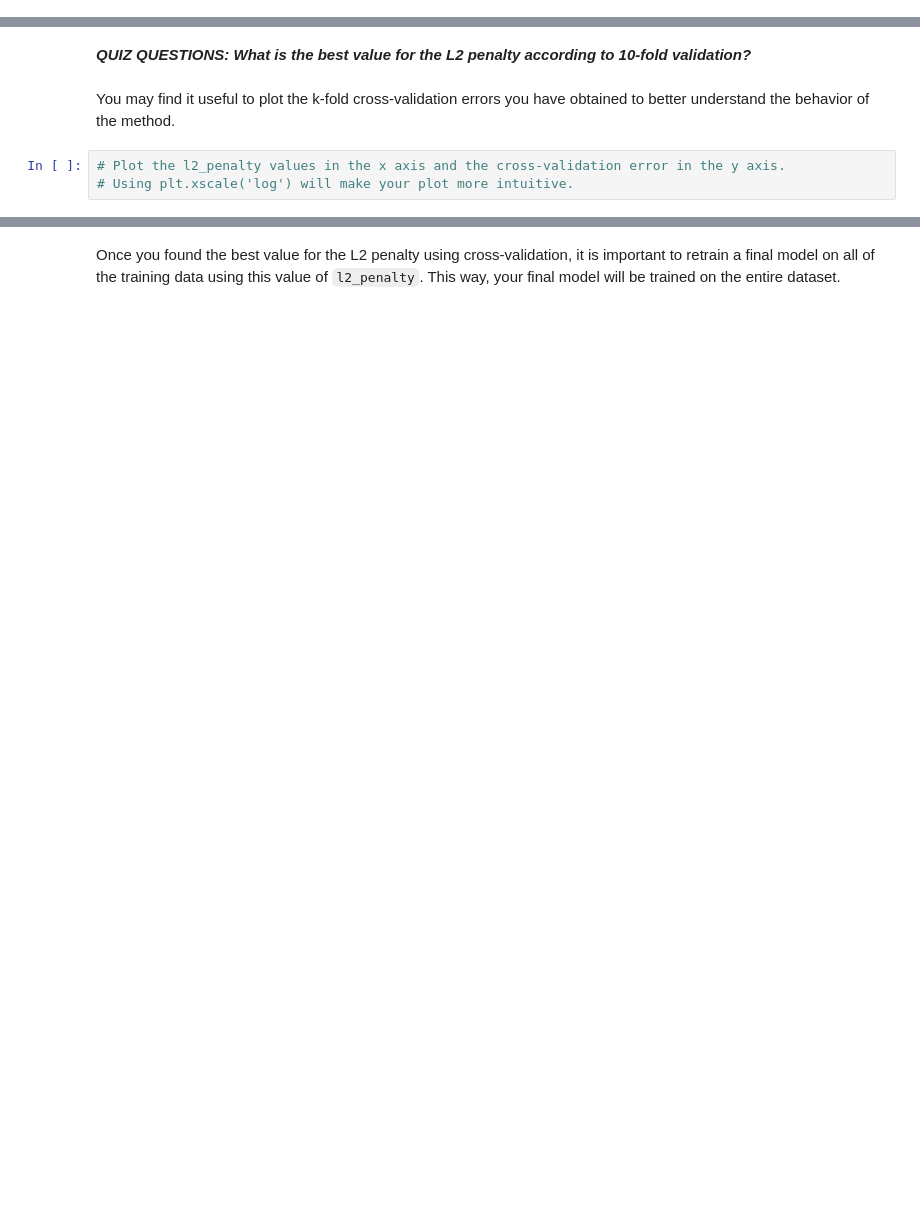
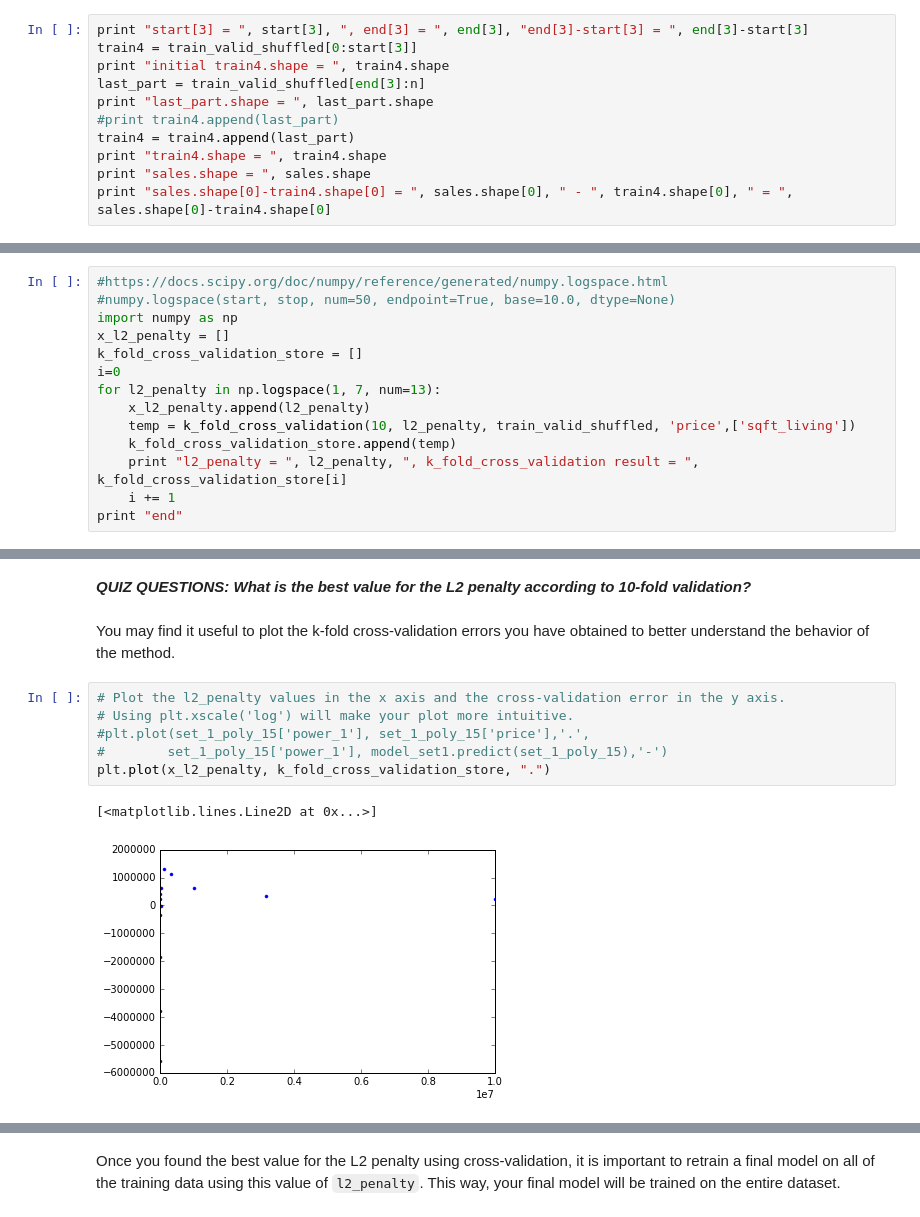
Before and after one commit to HoodPanther/Machine-Learning-Regression-Univ-Washtington, a Jupyter notebook: week4/week-4-ridge-regression-assignment-1-working.ipynb, the cells around one changed output, grey strips where cells are left out. Cells and saved outputs as stored; diff of their text form; blank space fills up the shorter version.

```diff
--- a/week4/week-4-ridge-regression-assignment-1-working.ipynb
+++ b/week4/week-4-ridge-regression-assignment-1-working.ipynb
@@ -293,2 +571,13 @@ print first_two.append(last_two)
 # %% [markdown]
 Extract the remainder of the data after *excluding* fourth segment (segment 3) and assign the subset to `train4`.
+# %%
+print "start[3] = ", start[3], ", end[3] = ", end[3], "end[3]-start[3] = ", end[3]-start[3]
+train4 = train_valid_shuffled[0:start[3]]
+print "initial train4.shape = ", train4.shape
+last_part = train_valid_shuffled[end[3]:n]
+print "last_part.shape = ", last_part.shape
+#print train4.append(last_part)
+train4 = train4.append(last_part)
+print "train4.shape = ", train4.shape
+print "sales.shape = ", sales.shape
+print "sales.shape[0]-train4.shape[0] = ", sales.shape[0], " - ", train4.shape[0], " = ", sales.shape[0]-train4.shape[0]
@@ -315,3 +671,17 @@ Once we have a function to compute the average validation error for a model, we
 * Report which L2 penalty produced the lowest average validation error.
 
 Note: since the degree of the polynomial is now fixed to 15, to make things faster, you should generate polynomial features in advance and re-use them throughout the loop. Make sure to use `train_valid_shuffled` when generating polynomial features!
+# %%
+#https://docs.scipy.org/doc/numpy/reference/generated/numpy.logspace.html
+#numpy.logspace(start, stop, num=50, endpoint=True, base=10.0, dtype=None)
+import numpy as np
+x_l2_penalty = []
+k_fold_cross_validation_store = []
+i=0
+for l2_penalty in np.logspace(1, 7, num=13):
+    x_l2_penalty.append(l2_penalty)
+    temp = k_fold_cross_validation(10, l2_penalty, train_valid_shuffled, 'price',['sqft_living'])
+    k_fold_cross_validation_store.append(temp)
+    print "l2_penalty = ", l2_penalty, ", k_fold_cross_validation result = ", k_fold_cross_validation_store[i]
+    i += 1
+print "end"
@@ -322,3 +706,9 @@ You may find it useful to plot the k-fold cross-validation errors you have obtai
 # %%
 # Plot the l2_penalty values in the x axis and the cross-validation error in the y axis.
 # Using plt.xscale('log') will make your plot more intuitive.
+#plt.plot(set_1_poly_15['power_1'], set_1_poly_15['price'],'.',
+#        set_1_poly_15['power_1'], model_set1.predict(set_1_poly_15),'-')
+plt.plot(x_l2_penalty, k_fold_cross_validation_store, ".")
+# %% [output]
+[<matplotlib.lines.Line2D at 0x...>]
+[figure, added]
```
Also changed, not shown: parts of 34 cells of this notebook, 5 other files.
